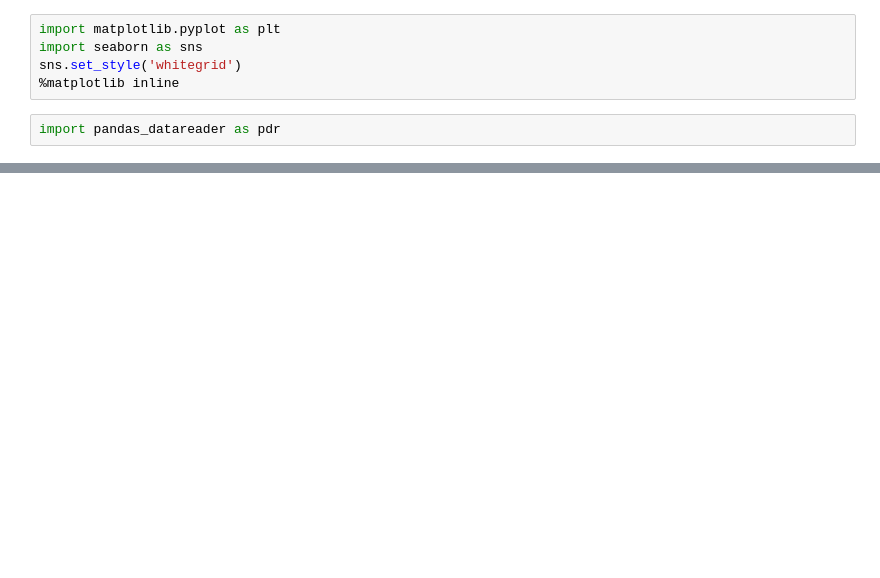
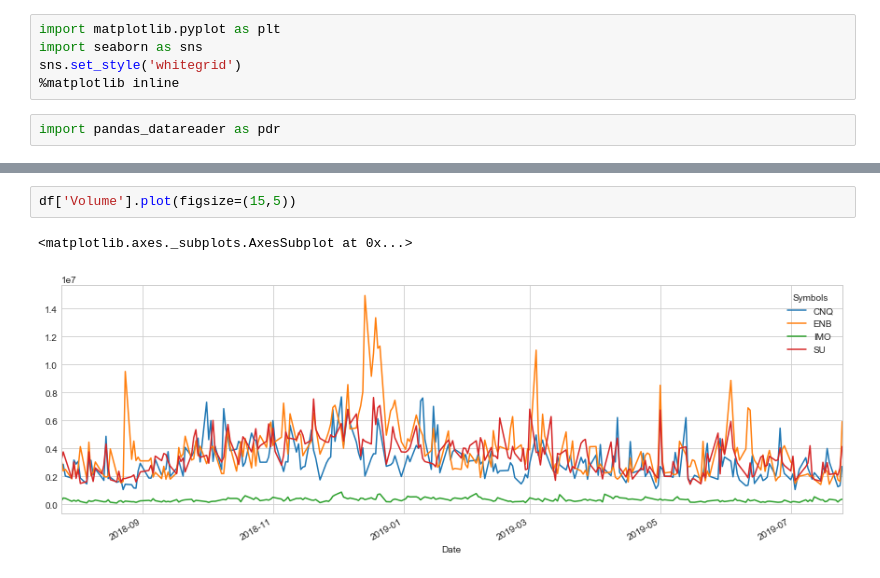
Before and after one commit to SiwenWei/Stock-Analysis, a Jupyter notebook: Oil Company Stock.ipynb, the cells around one changed output, grey strips where cells are left out. Cells and saved outputs as stored; diff of their text form; blank space fills up the shorter version.

```diff
--- a/Oil Company Stock.ipynb
+++ b/Oil Company Stock.ipynb
@@ -82,0 +67,5 @@ sns.pairplot(stock)
+# %%
+df['Volume'].plot(figsize=(15,5))
+# %% [output]
+<matplotlib.axes._subplots.AxesSubplot at 0x...>
+[figure, added]
```
Also changed, not shown: parts of 39 cells of this notebook.
